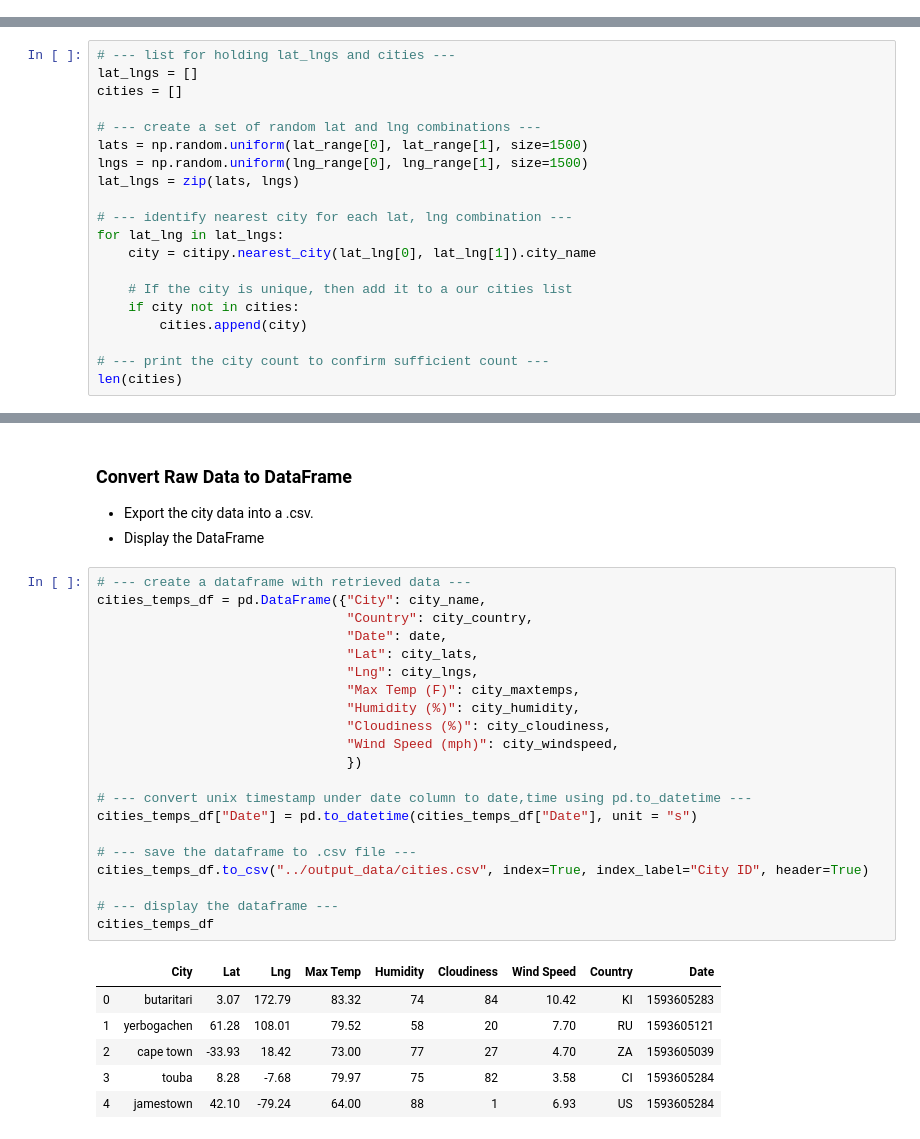
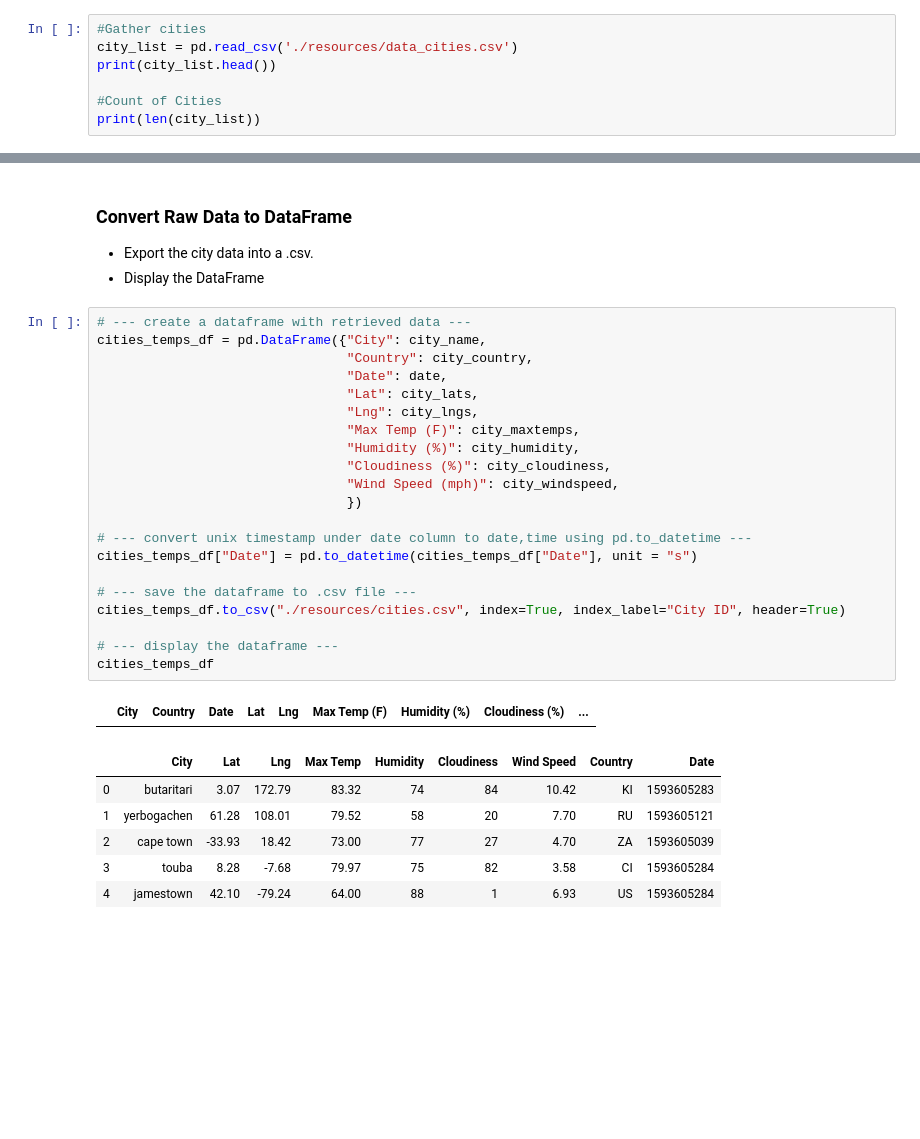
Before and after one commit to Joelcox518/python-api-challenge, a Jupyter notebook: WeatherPy/weatherPy.ipynb, the cells around one changed output, grey strips where cells are left out. Saved outputs shown, nothing was run; the diff lists cells and outputs as text; blank space fills up the shorter version.

```diff
--- a/WeatherPy/weatherPy.ipynb
+++ b/WeatherPy/weatherPy.ipynb
@@ -25,2 +16,9 @@ lng_range = (-180, 180)
 # %% [markdown]
 ## Generate Cities List
+# %%
+#Gather cities
+city_list = pd.read_csv('./resources/data_cities.csv')
+print(city_list.head())
+
+#Count of Cities
+print(len(city_list))
@@ -27,26 +40,6 @@ lng_range = (-180, 180)
 # %%
 # %% [output]
 643
-# %%
-# --- list for holding lat_lngs and cities ---
-lat_lngs = []
-cities = []
-
-# --- create a set of random lat and lng combinations ---
-lats = np.random.uniform(lat_range[0], lat_range[1], size=1500)
-lngs = np.random.uniform(lng_range[0], lng_range[1], size=1500)
-lat_lngs = zip(lats, lngs)
-
-# --- identify nearest city for each lat, lng combination ---
-for lat_lng in lat_lngs:
-    city = citipy.nearest_city(lat_lng[0], lat_lng[1]).city_name
-
-    # If the city is unique, then add it to a our cities list
-    if city not in cities:
-        cities.append(city)
-
-# --- print the city count to confirm sufficient count ---
-len(cities)
 # %% [markdown]
 ### Perform API Calls
 * Perform a weather check on each city using a series of successive API calls.
@@ -147,24 +142,26 @@ Data Retrieval Complete
 # %%
 # --- create a dataframe with retrieved data ---
 cities_temps_df = pd.DataFrame({"City": city_name,
                                 "Country": city_country,
                                 "Date": date,
                                 "Lat": city_lats,
                                 "Lng": city_lngs,
                                 "Max Temp (F)": city_maxtemps,
                                 "Humidity (%)": city_humidity,
                                 "Cloudiness (%)": city_cloudiness,
                                 "Wind Speed (mph)": city_windspeed,
                                 })
 
 # --- convert unix timestamp under date column to date,time using pd.to_datetime ---
 cities_temps_df["Date"] = pd.to_datetime(cities_temps_df["Date"], unit = "s")
 
 # --- save the dataframe to .csv file ---
-cities_temps_df.to_csv("../output_data/cities.csv", index=True, index_label="City ID", header=True)
+cities_temps_df.to_csv("./resources/cities.csv", index=True, index_label="City ID", header=True)
 
 # --- display the dataframe ---
 cities_temps_df
+# %% [output]
+|  | City | Country | Date | Lat | Lng | Max Temp (F) | Humidity (%) | Cloudiness (%) | ... |
 # %%
 # %% [output]
 |  | City | Lat | Lng | Max Temp | Humidity | Cloudiness | Wind Speed | Country | Date |
```
Also changed, not shown: parts of 5 cells of this notebook, 2 other files.
